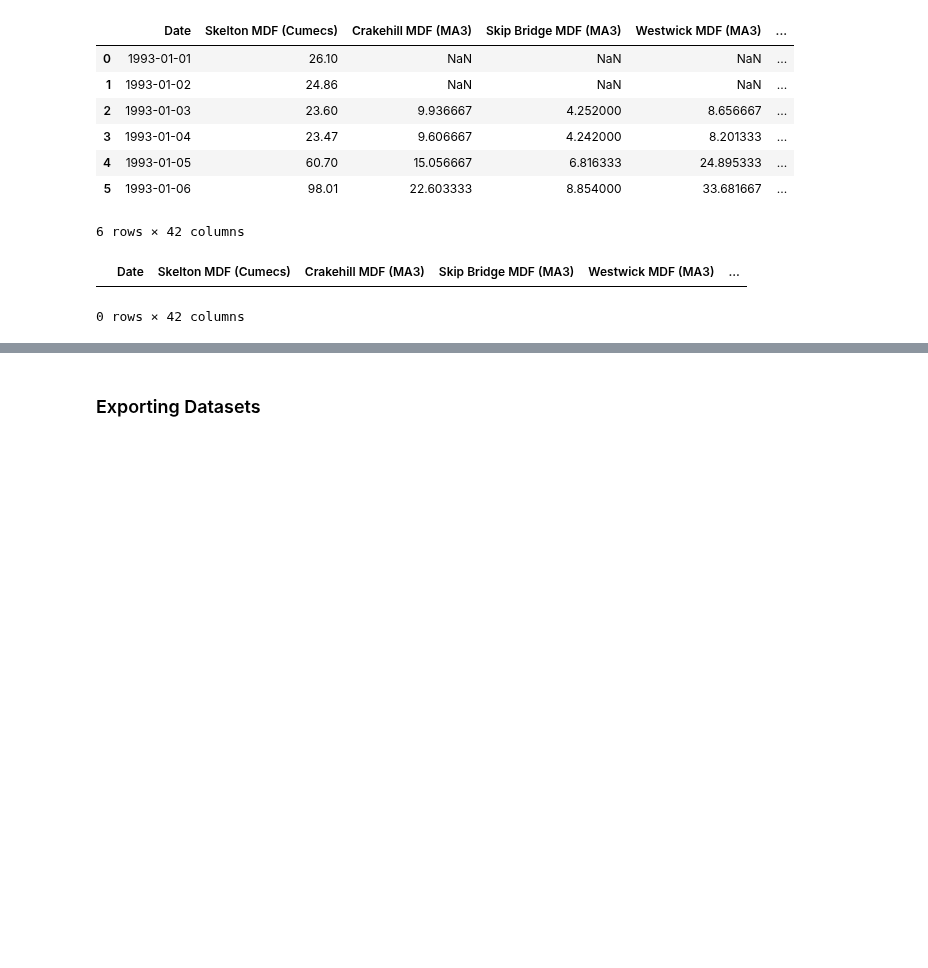
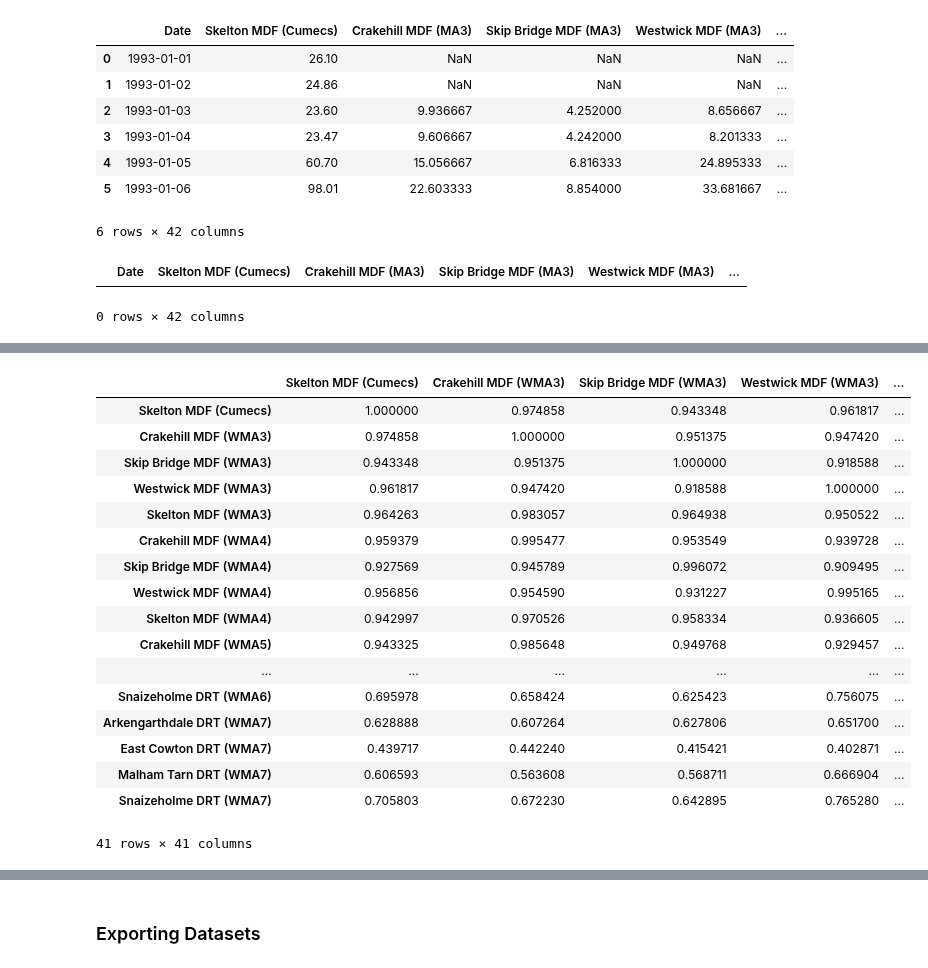
Before and after one commit to mhjp13/small-projects-ai, a Jupyter notebook: cob107/cw2/Data-Processing.ipynb, the cells around one changed output, grey strips where cells are left out. Saved outputs shown, nothing was run; the diff lists cells and outputs as text; code cells hidden in the pictures; blank space fills up the shorter version.

```diff
--- a/cob107/cw2/Data-Processing.ipynb
+++ b/cob107/cw2/Data-Processing.ipynb
@@ -502,0 +654,21 @@ moving_avg_df[moving_avg_df.isna().any(axis=1)]
+# %%
+weighted_ma_df.corr()
+# %% [output]
+|  | Skelton MDF (Cumecs) | Crakehill MDF (WMA3) | Skip Bridge MDF (WMA3) | Westwick MDF (WMA3) | ... |
+| Skelton MDF (Cumecs) | 1.000000 | 0.974858 | 0.943348 | 0.961817 | ... |
+| Crakehill MDF (WMA3) | 0.974858 | 1.000000 | 0.951375 | 0.947420 | ... |
+| Skip Bridge MDF (WMA3) | 0.943348 | 0.951375 | 1.000000 | 0.918588 | ... |
+| Westwick MDF (WMA3) | 0.961817 | 0.947420 | 0.918588 | 1.000000 | ... |
+| Skelton MDF (WMA3) | 0.964263 | 0.983057 | 0.964938 | 0.950522 | ... |
+| Crakehill MDF (WMA4) | 0.959379 | 0.995477 | 0.953549 | 0.939728 | ... |
+| Skip Bridge MDF (WMA4) | 0.927569 | 0.945789 | 0.996072 | 0.909495 | ... |
+| Westwick MDF (WMA4) | 0.956856 | 0.954590 | 0.931227 | 0.995165 | ... |
+| Skelton MDF (WMA4) | 0.942997 | 0.970526 | 0.958334 | 0.936605 | ... |
+| Crakehill MDF (WMA5) | 0.943325 | 0.985648 | 0.949768 | 0.929457 | ... |
+| ... | ... | ... | ... | ... | ... |
+| Snaizeholme DRT (WMA6) | 0.695978 | 0.658424 | 0.625423 | 0.756075 | ... |
+| Arkengarthdale DRT (WMA7) | 0.628888 | 0.607264 | 0.627806 | 0.651700 | ... |
+| East Cowton DRT (WMA7) | 0.439717 | 0.442240 | 0.415421 | 0.402871 | ... |
+| Malham Tarn DRT (WMA7) | 0.606593 | 0.563608 | 0.568711 | 0.666904 | ... |
+| Snaizeholme DRT (WMA7) | 0.705803 | 0.672230 | 0.642895 | 0.765280 | ... |
+41 rows × 41 columns
```
Also changed, not shown: parts of 22 cells of this notebook, 5 other files.
